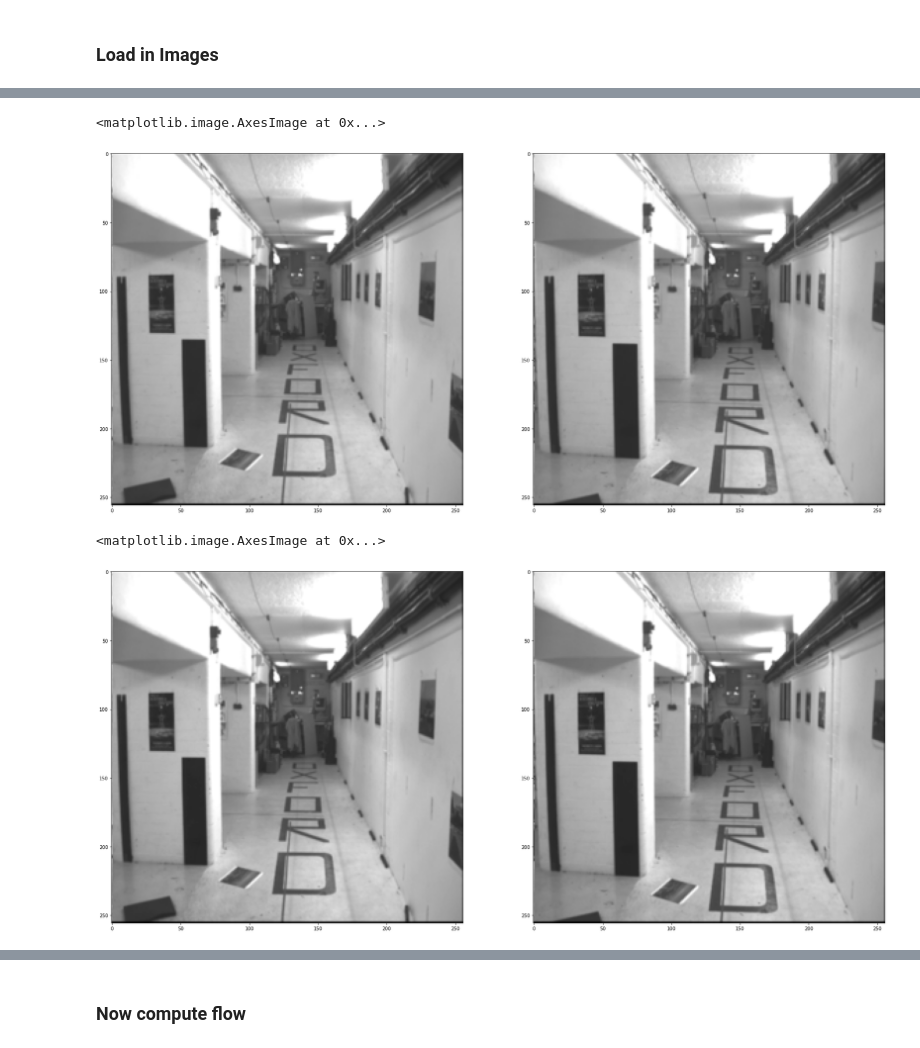
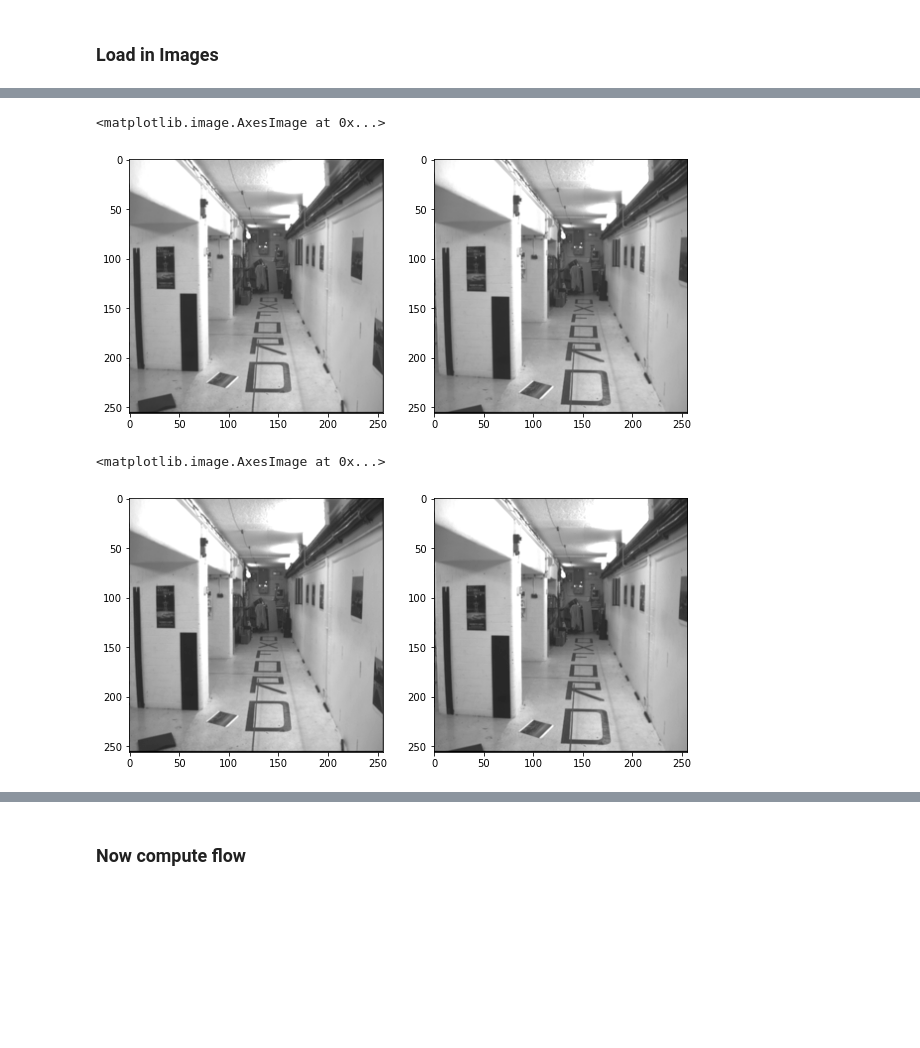
Before and after one commit to jimmyle888/cvlab, a Jupyter notebook: Project 4/a4_script.ipynb, the cells around one changed output, grey strips where cells are left out. Cells and saved outputs as stored; diff of their text form; code cells hidden in the pictures; blank space fills up the shorter version.

```diff
--- a/Project 4/a4_script.ipynb
+++ b/Project 4/a4_script.ipynb
@@ -37,5 +37,5 @@ def img2grayscale(img):
     # img = img.astype(np.float32)/255
     # img = (img[:,:,0]+ img[:,:,1]+ img[:,:,2]) / 3
     img_gr = img.copy()
-    img_gr = cv2.cvtColor(img_gr, cv2.COLOR_RGB2GRAY)
+    img_gr = cv2.cvtColor(img_gr, cv2.COLOR_BGR2GRAY)
     return img_gr
@@ -83,22 +251,22 @@ corridor0 = cv2.imread('Sequences/corridor/bt_0.png')
 corridor1 = cv2.imread('Sequences/corridor/bt_1.png')
 
 #Matplotlib subplots from: https://matplotlib.org/stable/api/_as_gen/matplotlib.pyplot.subplots.html
-fig, ax = plt.subplots(1,2, figsize=(30,30))
+fig, ax = plt.subplots(1,2, figsize=(10,10))
 ax[0].imshow(corridor0)
 ax[1].imshow(corridor1)
 # %% [output]
 <matplotlib.image.AxesImage at 0x...>
-[figure, old version]
+[figure, new version]
 # %%
 corridor0_gr = img2grayscale(corridor0)
 corridor1_gr = img2grayscale(corridor1)
 
-fig, ax = plt.subplots(1,2, figsize=(30,30))
+fig, ax = plt.subplots(1,2, figsize=(10,10))
 ax[0].imshow(corridor0_gr)
 ax[1].imshow(corridor1_gr)
 # %% [output]
 <matplotlib.image.AxesImage at 0x...>
-[figure, old version]
+[figure, new version]
 # %%
 corridor0_gr = corridor0_gr.astype(np.float32)/255
 corridor1_gr = corridor1_gr.astype(np.float32)/255
```
Also changed, not shown: parts of 20 cells of this notebook.
